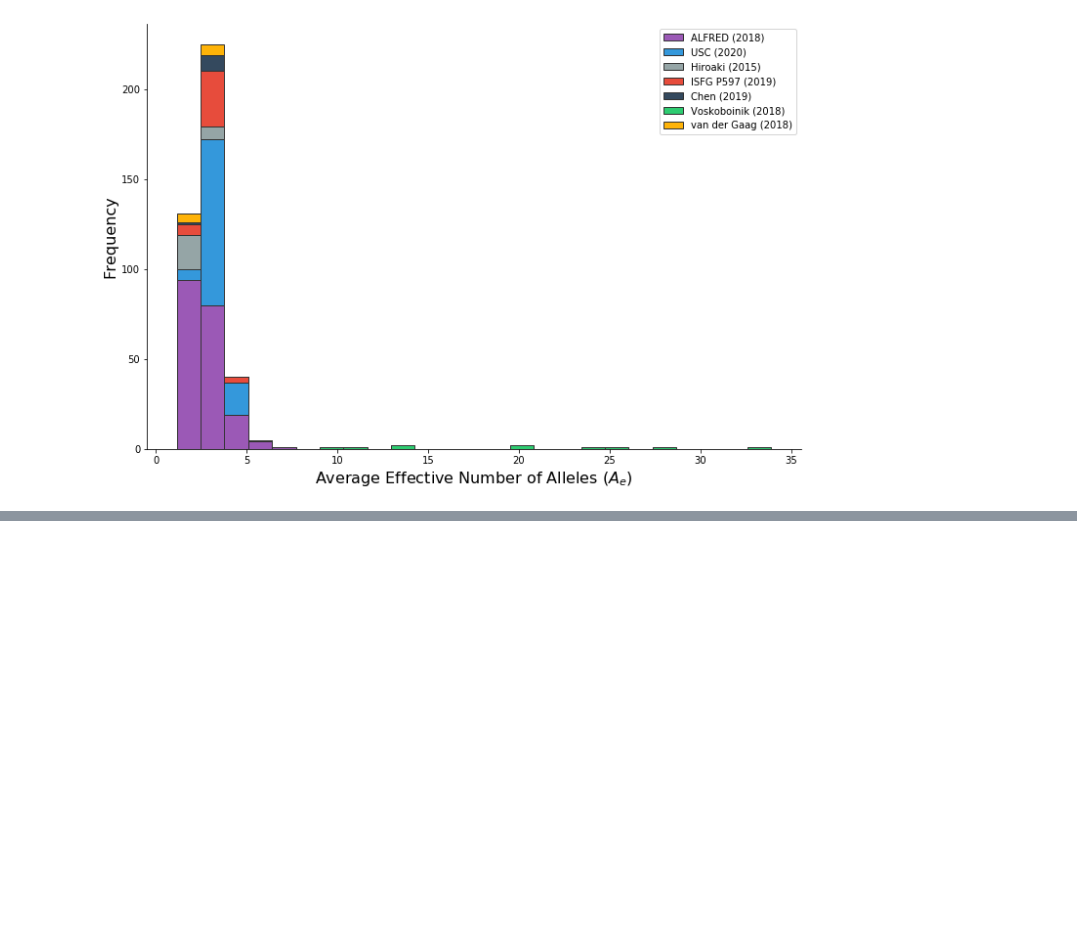
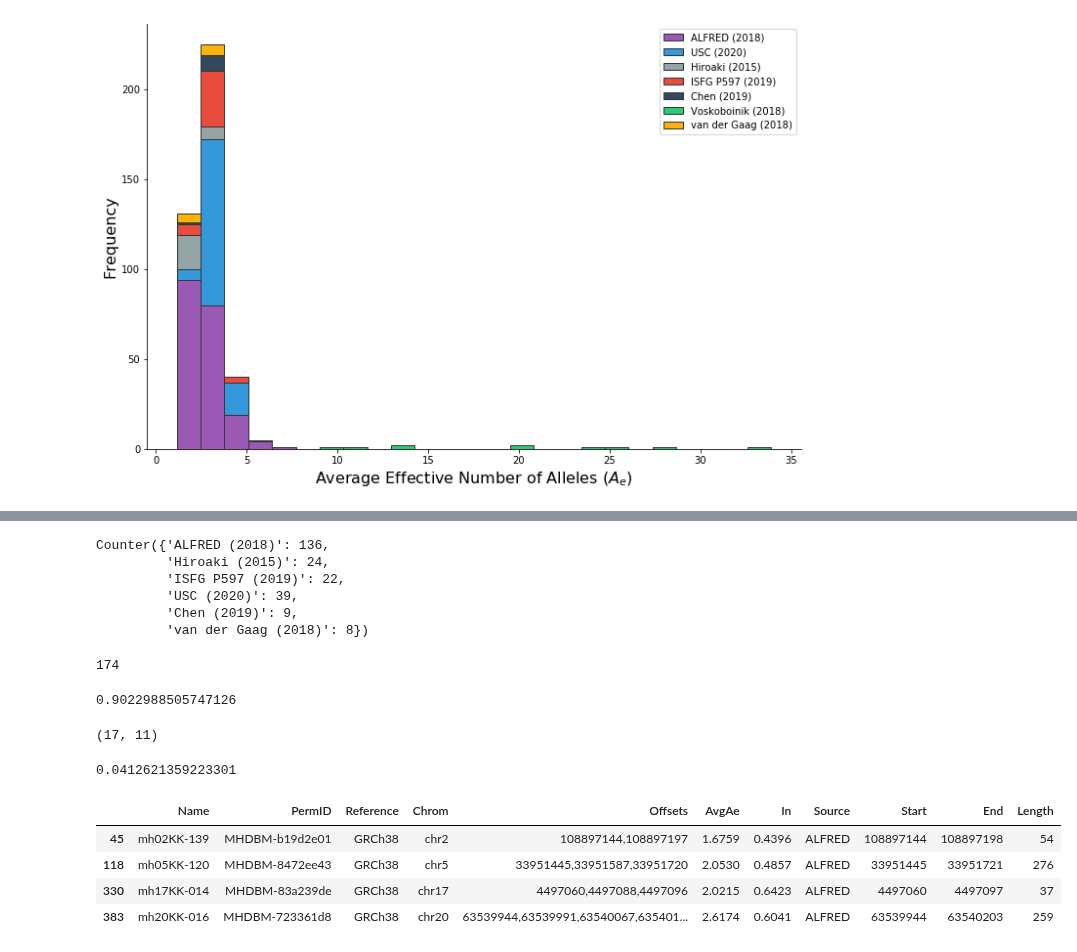
Before and after one commit to bioforensics/MicroHapDB, a Jupyter notebook: notebooks/marker-attributes.ipynb, the cells around one changed output, grey strips where cells are left out. Saved outputs shown, nothing was run; the diff lists cells and outputs as text; code cells hidden in the pictures; blank space fills up the shorter version.

```diff
--- a/notebooks/marker-attributes.ipynb
+++ b/notebooks/marker-attributes.ipynb
@@ -316,0 +377,34 @@ fig.savefig('mh-ae.pdf')
+# %%
+from collections import Counter
+Counter([labels[src] for src in m[m.AvgAe < 3].Source])
+# %% [output]
+Counter({'ALFRED (2018)': 136,
+         'Hiroaki (2015)': 24,
+         'ISFG P597 (2019)': 22,
+         'USC (2020)': 39,
+         'Chen (2019)': 9,
+         'van der Gaag (2018)': 8})
+# %%
+412 - 238
+# %% [output]
+174
+# %%
+157 / 174
+# %% [output]
+0.9022988505747126
+# %%
+m[m.AvgAe > 5].shape
+# %% [output]
+(17, 11)
+# %%
+17 / 412
+# %% [output]
+0.0412621359223301
+# %%
+m[m.Name.isin(['mh20KK-016', 'mh17KK-014', 'mh05KK-120', 'mh02KK-139'])]
+# %% [output]
+|  | Name | PermID | Reference | Chrom | Offsets | AvgAe | In | Source | Start | End | Length |
+| 45 | mh02KK-139 | MHDBM-b19d2e01 | GRCh38 | chr2 | 108897144,108897197 | 1.6759 | 0.4396 | ALFRED | 108897144 | 108897198 | 54 |
+| 118 | mh05KK-120 | MHDBM-8472ee43 | GRCh38 | chr5 | 33951445,33951587,33951720 | 2.0530 | 0.4857 | ALFRED | 33951445 | 33951721 | 276 |
+| 330 | mh17KK-014 | MHDBM-83a239de | GRCh38 | chr17 | 4497060,4497088,4497096 | 2.0215 | 0.6423 | ALFRED | 4497060 | 4497097 | 37 |
+| 383 | mh20KK-016 | MHDBM-723361d8 | GRCh38 | chr20 | 63539944,63539991,63540067,635401... | 2.6174 | 0.6041 | ALFRED | 63539944 | 63540203 | 259 |
```
Also changed, not shown: parts of 16 cells of this notebook, 7 other files.
